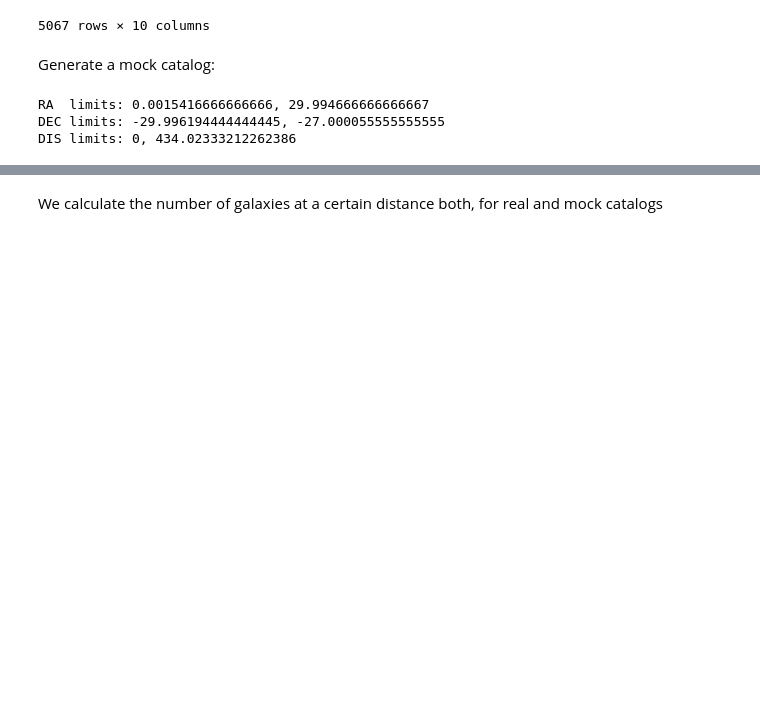
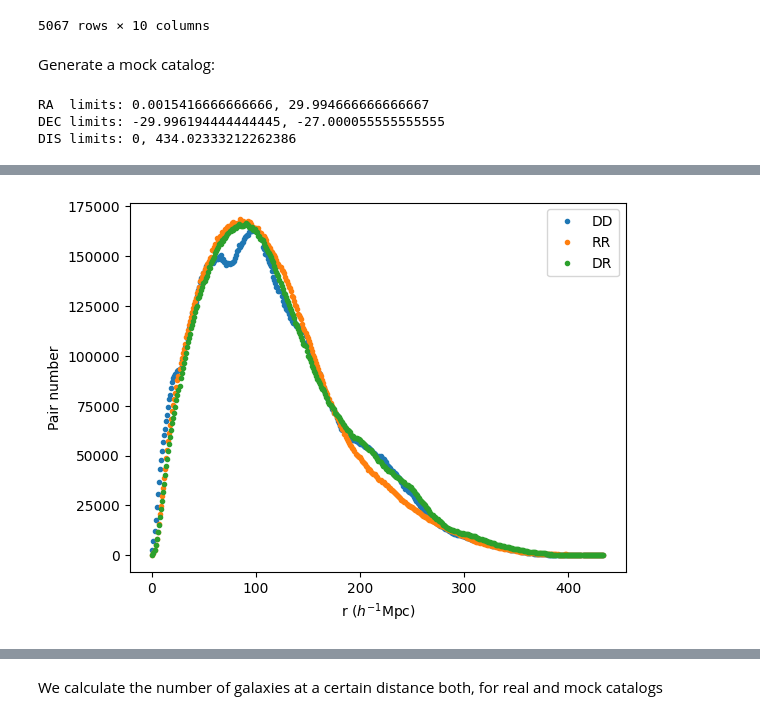
Before and after one commit to carlostp12/tfm, a Jupyter notebook: python/notebook/notebook-2df.ipynb, the cells around one changed output, grey strips where cells are left out. Saved outputs shown, nothing was run; the diff lists cells and outputs as text; code cells hidden in the pictures; blank space fills up the shorter version.

Commit message:
Python: estimator calculation

```diff
--- a/python/notebook/notebook-2df.ipynb
+++ b/python/notebook/notebook-2df.ipynb
@@ -258,0 +259,67 @@ plt.show()
+# %%
+import numpy as np
+from scipy.spatial import KDTree
+
+def calculate_hamilton_estimator(data_coords, random_coords, bins):
+    """
+    Calculates the Hamilton estimator for the two-point correlation function.
+
+    Parameters:
+    - data_coords: (N, 3) array of data point coordinates.
+    - random_coords: (M, 3) array of random point coordinates.
+    - bins: array of bin edges for distances.
+
+    Returns:
+    - xi: The Hamilton estimator for each bin.
+    - bin_centers: The midpoint of each distance bin.
+    """
+    tree_data = KDTree(data_coords)
+    tree_random = KDTree(random_coords)
+
+    dd_counts = tree_data.count_neighbors(tree_data, bins)
+    rr_counts = tree_random.count_neighbors(tree_random, bins)
+    dr_counts = tree_data.count_neighbors(tree_random, bins)
+
+    DD = np.diff(dd_counts)
+    RR = np.diff(rr_counts)
+    DR = np.diff(dr_counts)
+
+    # 4. Normalize the counts
+    # DD and RR need to subtract the self-matches (distance=0) which count_neighbors includes
+    # However, since we diff, the first bin (0 to r1) handles this.
+    # Usually, we exclude the 0-distance pairs for DD and RR.
+    N_d = len(data_coords)
+    N_r = len(random_coords)
+
+    norm_dd = DD / (N_d * (N_d - 1))
+    norm_rr = RR / (N_r * (N_r - 1))
+    norm_dr = DR / (N_d * N_r)
+
+    # 5. Calculate Hamilton Estimator: (DD * RR) / (DR^2) - 1
+    # We use a small epsilon to avoid division by zero
+    xi = (norm_dd * norm_rr) / (norm_dr**2 + 1e-15) - 1
+
+    bin_centers = (bins[:-1] + bins[1:]) / 2
+    plt.plot(bin_centers, DD, '.', label='DD')
+    plt.plot(bin_centers, RR, '.', label='RR')
+    plt.plot(bin_centers, DR, '.', label='DR')
+    plt.xlabel(r'r ($h^{-1}$Mpc)')
+    plt.ylabel('Pair number')
+    plt.legend()
+
+    return xi, bin_centers
+
+dr = 1
+# Generamos vectores con las coordenadas
+p = np.column_stack((np.array(data["x"]),
+                 np.array(data["y"]), np.array(data["z"])))
+
+# Bins gneration
+bins = np.arange(min_dist, max_dist, dr)  # generamos intérvalos de distancia
+
+correlation, centers = calculate_hamilton_estimator(p, p_cat, bins)
+
+#print("Bin Centers:", centers)
+#print("Hamilton Estimator:", correlation)
+# %% [output]
+[figure, added]
```
Also changed, not shown: parts of 8 cells of this notebook.
